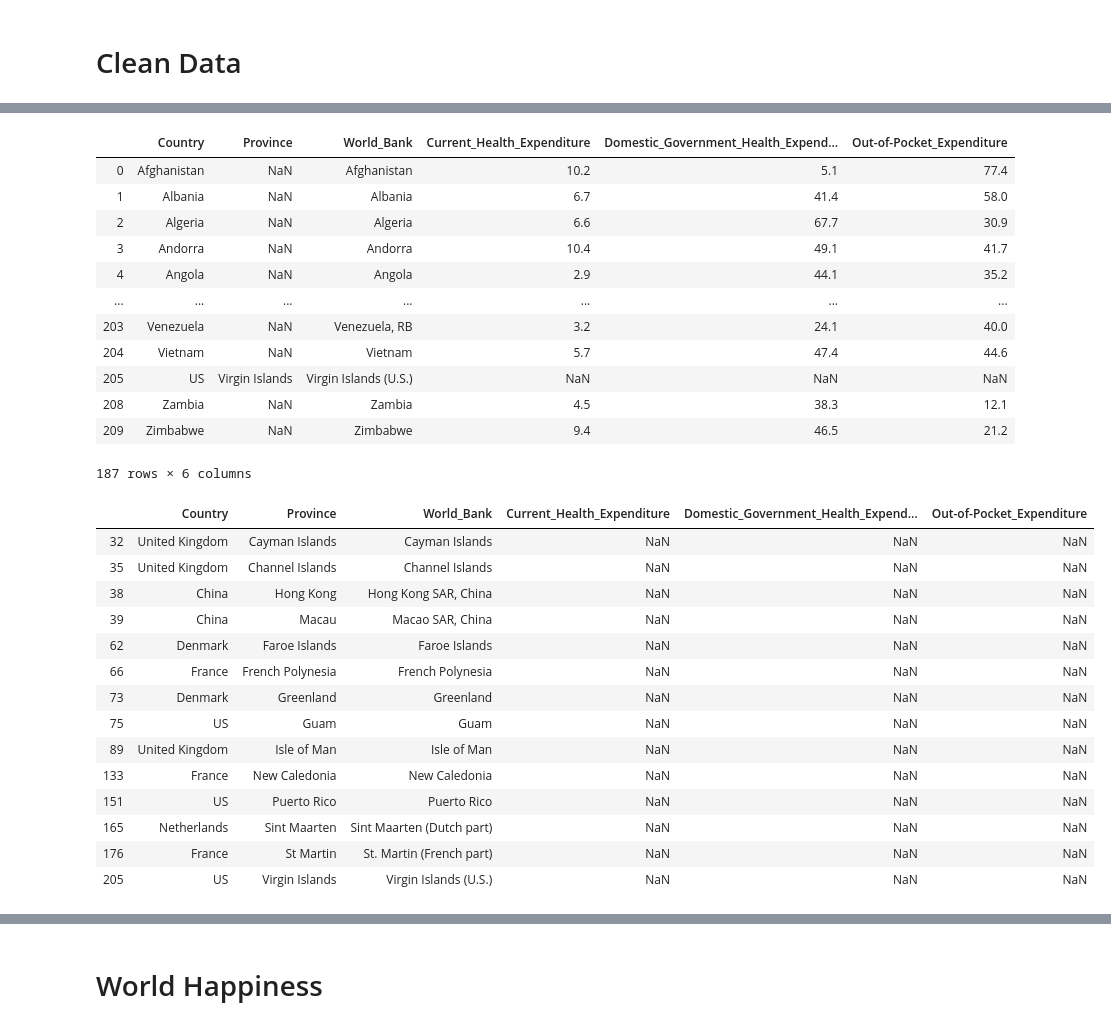
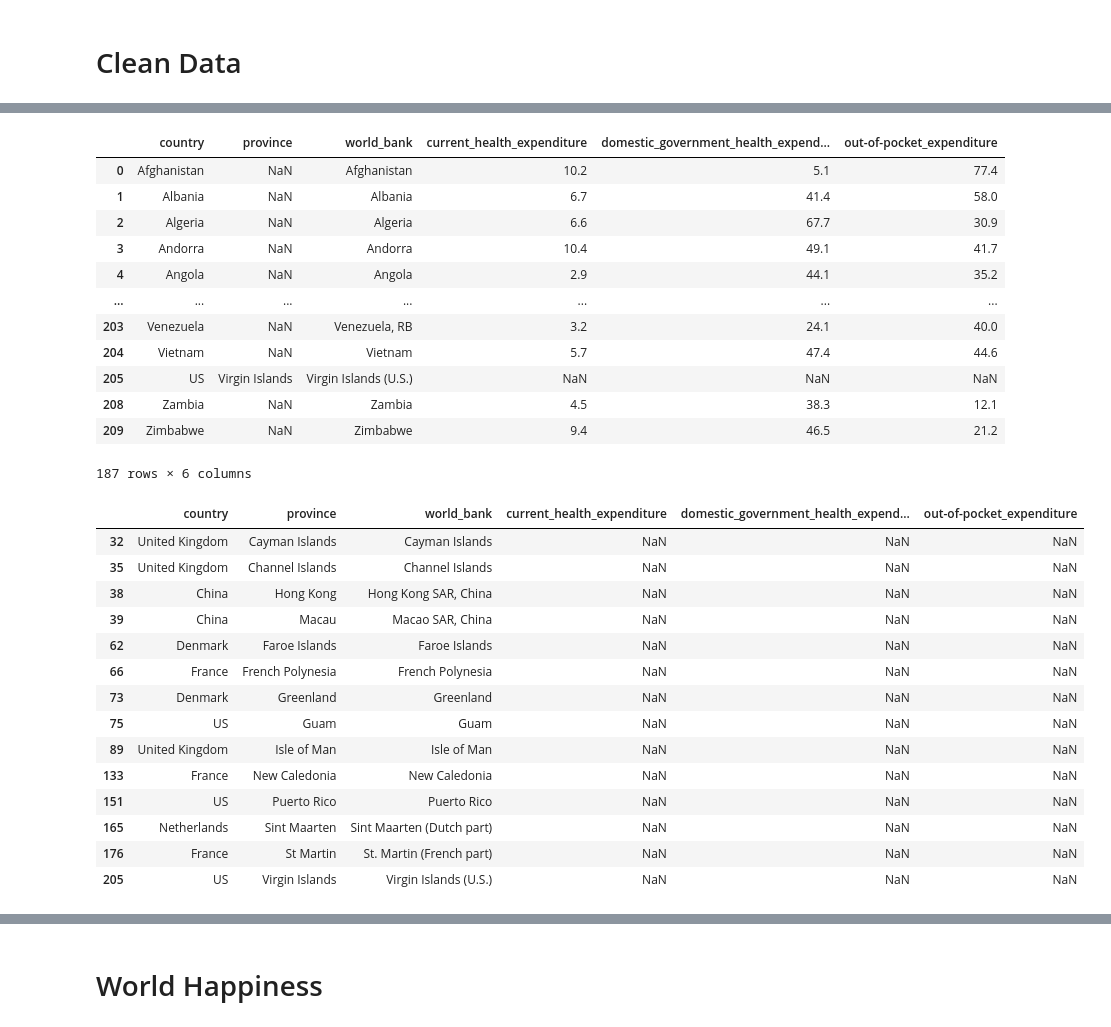
Before and after one commit to lpcwprogramming/etl-project, a Jupyter notebook: World Happiness - Final Notebook.ipynb, the cells around one changed output, grey strips where cells are left out. Cells and saved outputs as stored; diff of their text form; code cells hidden in the pictures.

```diff
--- a/World Happiness - Final Notebook.ipynb
+++ b/World Happiness - Final Notebook.ipynb
@@ -56,12 +56,12 @@ column_wb_df
 # Clean Data
 # %%
 #Rename Columns
-rename_wb_df = column_wb_df.rename(columns= {"Country_Region":"Country",
-                                             "Province_State":"Province",
-                                             "World_Bank_Name":"World_Bank",
-                                             "Health_exp_pct_GDP_2016":"Current_Health_Expenditure",
-                                             "Health_exp_public_pct_2016":"Domestic_Government_Health_Expenditure",
-                                             "Health_exp_out_of_pocket_pct_2016":"Out-of-Pocket_Expenditure"})
+rename_wb_df = column_wb_df.rename(columns= {"Country_Region":"country",
+                                             "Province_State":"province",
+                                             "World_Bank_Name":"world_bank",
+                                             "Health_exp_pct_GDP_2016":"current_health_expenditure",
+                                             "Health_exp_public_pct_2016":"domestic_government_health_expenditure",
+                                             "Health_exp_out_of_pocket_pct_2016":"out-of-pocket_expenditure"})
 # %%
 #Identify missing values in the data
 rename_wb_df.count()
@@ -96,11 +96,11 @@ rename_wb_df.query('Country != Country')
 | 207 | NaN | NaN | Yemen, Rep. | 5.6 | 10.2 | 81.0 |
 # %%
 #Drop missing values from "Country" column
-drop_na_country_df = rename_wb_df.dropna(subset=["Country"])
+drop_na_country_df = rename_wb_df.dropna(subset=["country"])
 
 drop_na_country_df
 # %% [output]
-|  | Country | Province | World_Bank | Current_Health_Expenditure | Domestic_Government_Health_Expend... | Out-of-Pocket_Expenditure |
+|  | country | province | world_bank | current_health_expenditure | domestic_government_health_expend... | out-of-pocket_expenditure |
 | 0 | Afghanistan | NaN | Afghanistan | 10.2 | 5.1 | 77.4 |
 | 1 | Albania | NaN | Albania | 6.7 | 41.4 | 58.0 |
 | 2 | Algeria | NaN | Algeria | 6.6 | 67.7 | 30.9 |
@@ -115,12 +115,12 @@ drop_na_country_df
 187 rows × 6 columns
 # %%
 #Identify values included in the Province column
-provinces = drop_na_country_df.query("Province == Province")
-prov_list = provinces["Province"]
+provinces = drop_na_country_df.query("province == province")
+prov_list = provinces["province"]
 
 provinces
 # %% [output]
-|  | Country | Province | World_Bank | Current_Health_Expenditure | Domestic_Government_Health_Expend... | Out-of-Pocket_Expenditure |
+|  | country | province | world_bank | current_health_expenditure | domestic_government_health_expend... | out-of-pocket_expenditure |
 | 32 | United Kingdom | Cayman Islands | Cayman Islands | NaN | NaN | NaN |
 | 35 | United Kingdom | Channel Islands | Channel Islands | NaN | NaN | NaN |
 | 38 | China | Hong Kong | Hong Kong SAR, China | NaN | NaN | NaN |
```
Also changed, not shown: parts of 14 cells of this notebook, 5 other files.
